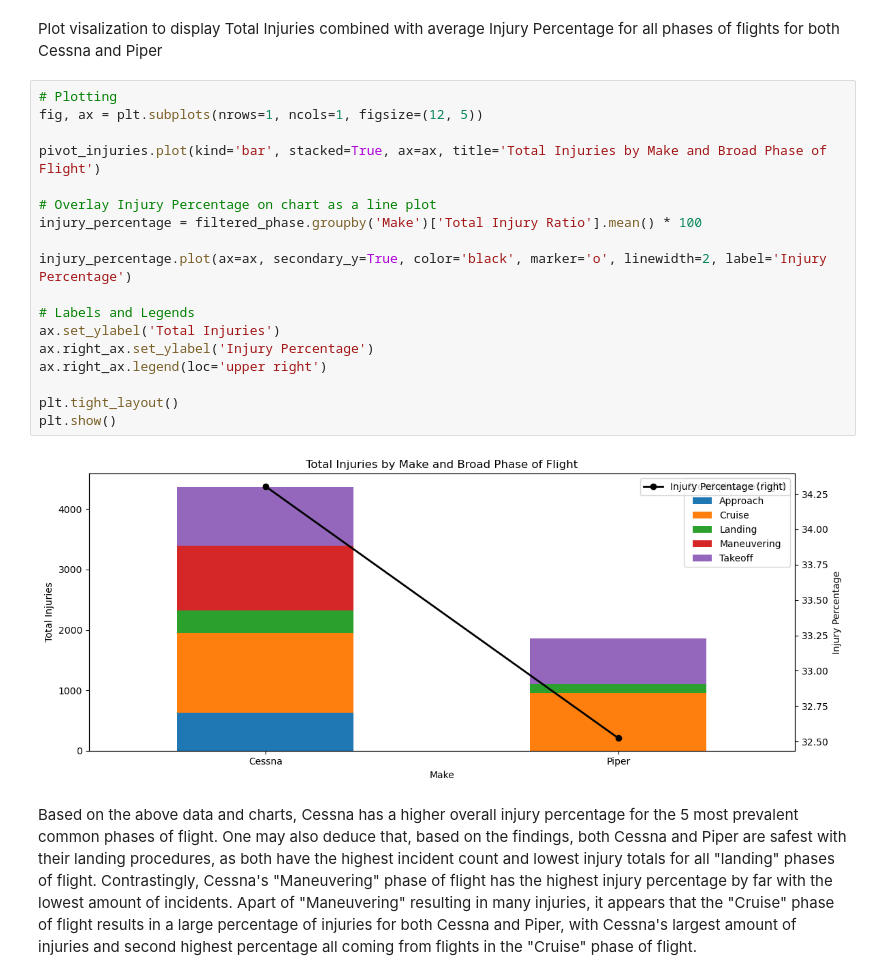
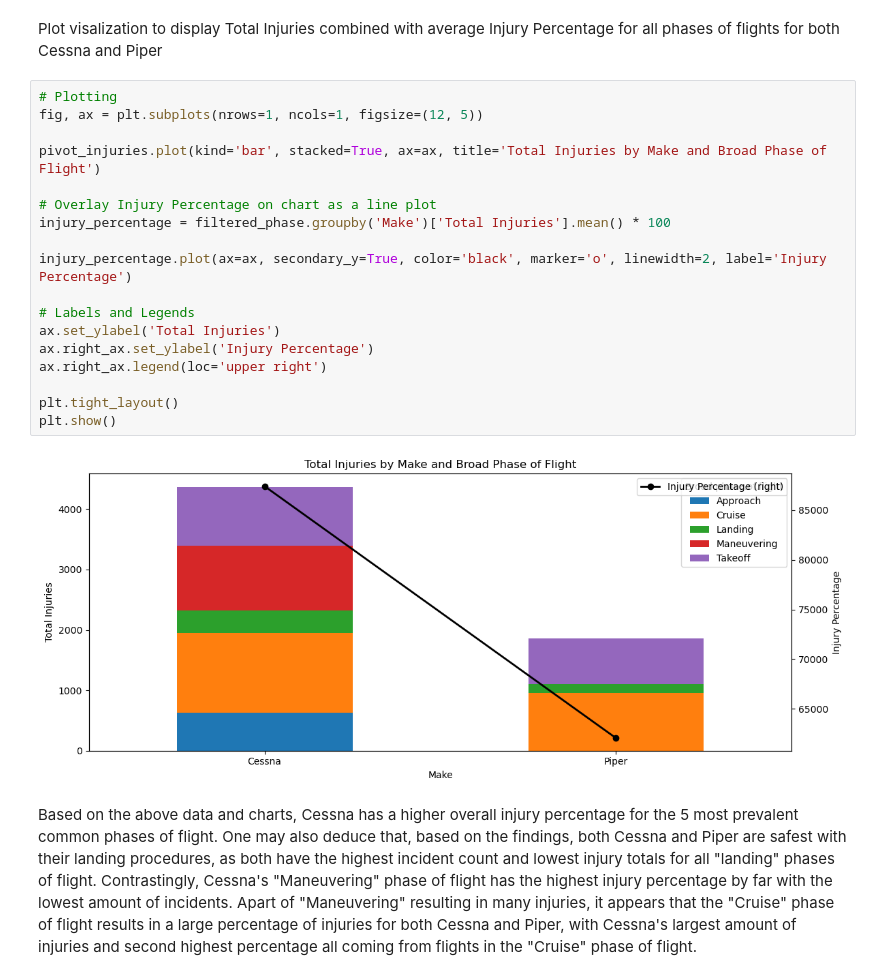
Before and after one commit to nealiyer88/Aviation-Data, a Jupyter notebook: student.ipynb, the cells around one changed output. Drawn from its saved outputs; the diff is of its cells as text.

```diff
--- a/student.ipynb
+++ b/student.ipynb
@@ -433,23 +520,23 @@ Plot visalization to display Total Injuries combined with average Injury Percent
 # %%
 # Plotting
 fig, ax = plt.subplots(nrows=1, ncols=1, figsize=(12, 5))
 
 pivot_injuries.plot(kind='bar', stacked=True, ax=ax, title='Total Injuries by Make and Broad Phase of Flight')
 
 # Overlay Injury Percentage on chart as a line plot
-injury_percentage = filtered_phase.groupby('Make')['Total Injury Ratio'].mean() * 100
+injury_percentage = filtered_phase.groupby('Make')['Total Injuries'].mean() * 100
 
 injury_percentage.plot(ax=ax, secondary_y=True, color='black', marker='o', linewidth=2, label='Injury Percentage')
 
 # Labels and Legends
 ax.set_ylabel('Total Injuries')
 ax.right_ax.set_ylabel('Injury Percentage')
 ax.right_ax.legend(loc='upper right')
 
 plt.tight_layout()
 plt.show()
 # %% [output]
-[figure, old version]
+[figure, new version]
 # %% [markdown]
 Based on the above data and charts, Cessna has a higher overall injury percentage for the 5 most prevalent common phases of flight.  One may also deduce that, based on the findings, both Cessna and Piper are safest with their landing procedures, as both have the highest incident count and lowest injury totals for all "landing" phases of flight.  Contrastingly, Cessna's "Maneuvering" phase of flight has the highest injury percentage by far with the lowest amount of incidents.  Apart of "Maneuvering" resulting in many injuries, it appears that the "Cruise" phase of flight results in a large percentage of injuries for both Cessna and Piper, with Cessna's largest amount of injuries and second highest percentage all coming from flights in the "Cruise" phase of flight.
 # %% [markdown]
```
Also changed, not shown: parts of 7 cells of this notebook.
